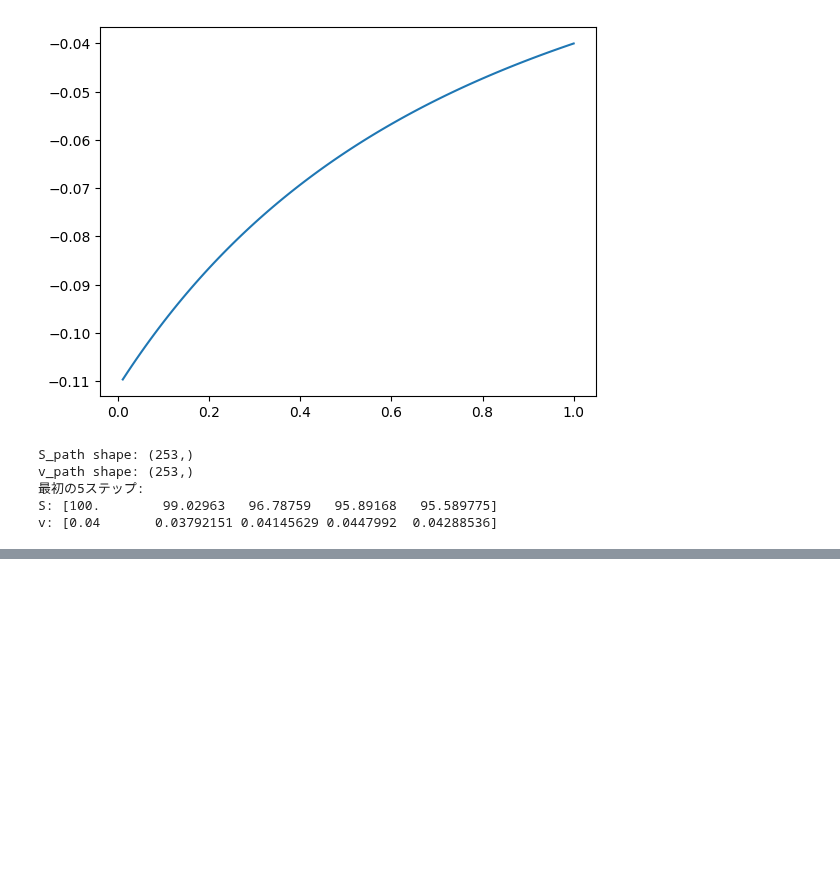
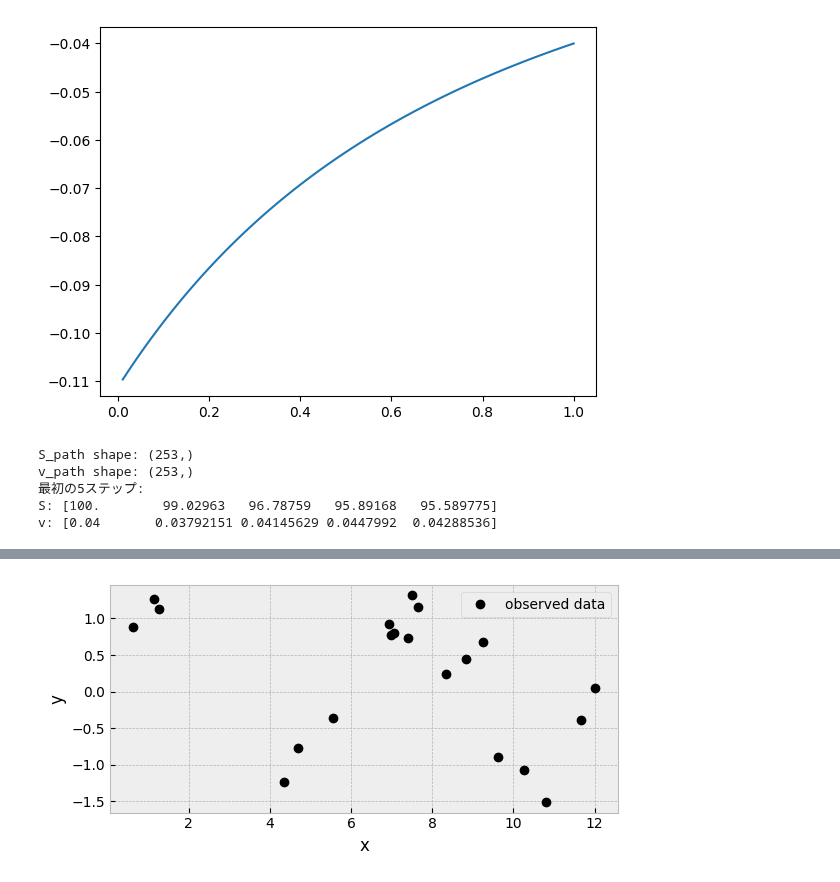
Before and after one commit to sht-yn/degenerate-diffusion, a Jupyter notebook: jax_study.ipynb, the cells around one changed output, grey strips where cells are left out. Cells and saved outputs as stored; diff of their text form; code cells hidden in the pictures; blank space fills up the shorter version.

```diff
--- a/jax_study.ipynb
+++ b/jax_study.ipynb
@@ -224,0 +241,29 @@ v: [0.04       0.03792151 0.04145629 0.0447992  0.04288536]
+# %%
+import numpy as np
+import jax
+import jax.numpy as jnp
+import matplotlib.pyplot as plt
+import numpyro
+import numpyro.distributions as dist
+from numpyro import handlers
+from numpyro.infer import MCMC, NUTS, Predictive
+from numpyro.diagnostics import hpdi
+import arviz as az
+
+plt.style.use("bmh")
+# %%
+np.random.seed(32)
+phase_true = 0.5
+sigma_true = 0.3
+num_points = 20
+x_obs = np.sort(np.random.rand(num_points)) * 4 * np.pi
+y_obs = np.sin(x_obs + phase_true) + np.random.normal(0.0, sigma_true, size=num_points)
+
+fig, ax = plt.subplots(figsize=(6, 3))
+ax.plot(x_obs, y_obs, "o", color="black", label="observed data")
+ax.set_xlabel("x")
+ax.set_ylabel("y")
+ax.legend()
+fig.tight_layout()
+# %% [output]
+[figure, added]
```
Also changed, not shown: parts of 36 cells of this notebook, 10 other files.
